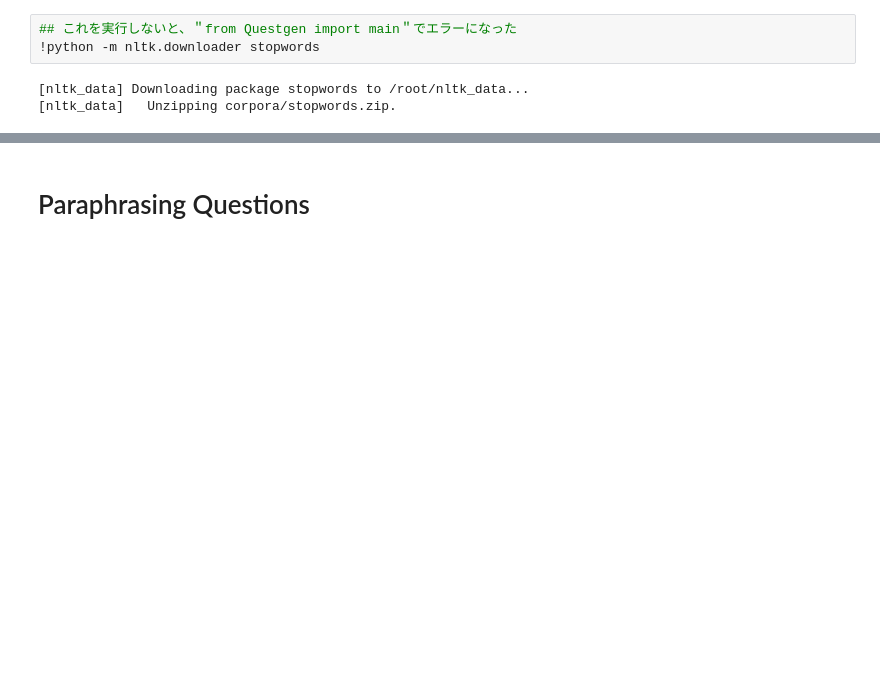
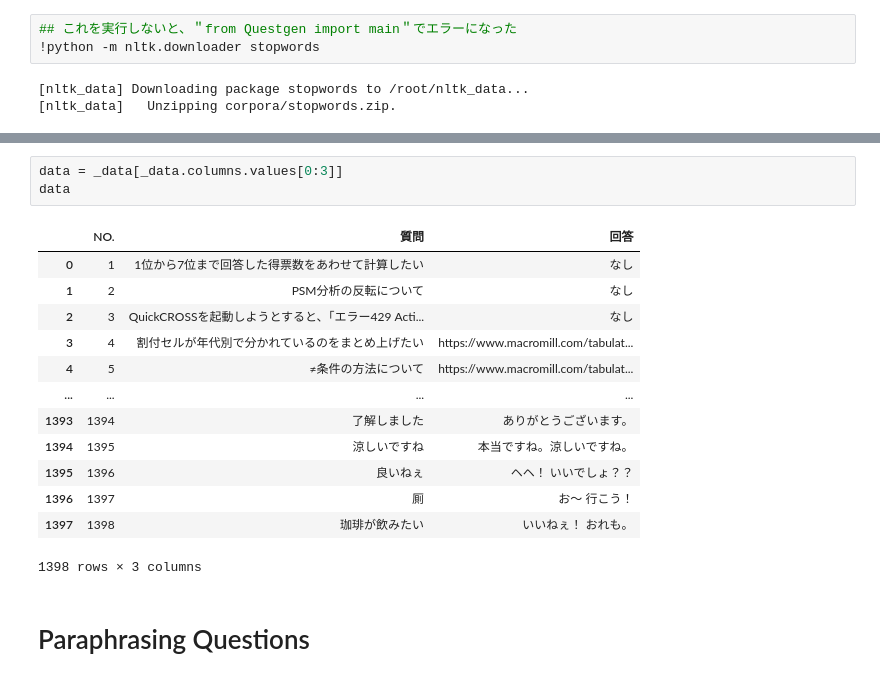
Before and after one commit to takky0330/NLP, a Jupyter notebook: Wording_for_ChatBot.ipynb, the cells around one changed output, grey strips where cells are left out. Saved outputs shown, nothing was run; the diff lists cells and outputs as text; blank space fills up the shorter version.

```diff
--- a/Wording_for_ChatBot.ipynb
+++ b/Wording_for_ChatBot.ipynb
@@ -133,3 +161,20 @@ cfg  freqs.json  key2row  strings.json  vectors
+# %%
+data = _data[_data.columns.values[0:3]]
+data
+# %% [output]
+|  | NO. | 質問 | 回答 |
+| 0 | 1 | 1位から7位まで回答した得票数をあわせて計算したい | なし |
+| 1 | 2 | PSM分析の反転について | なし |
+| 2 | 3 | QuickCROSSを起動しようとすると、「エラー429 Acti... | なし |
+| 3 | 4 | 割付セルが年代別で分かれているのをまとめ上げたい | https://www.macromill.com/tabulat... |
+| 4 | 5 | ≠条件の方法について | https://www.macromill.com/tabulat... |
+| ... | ... | ... | ... |
+| 1393 | 1394 | 了解しました | ありがとうございます。 |
+| 1394 | 1395 | 涼しいですね | 本当ですね。涼しいですね。 |
+| 1395 | 1396 | 良いねぇ | ヘヘ！ いいでしょ？？ |
+| 1396 | 1397 | 厠 | お～ 行こう！ |
+| 1397 | 1398 | 珈琲が飲みたい | いいねぇ！ おれも。 |
+1398 rows × 3 columns
 # %% [markdown]
 # Paraphrasing Questions
 # %%
```
Also changed, not shown: parts of 25 cells of this notebook.
